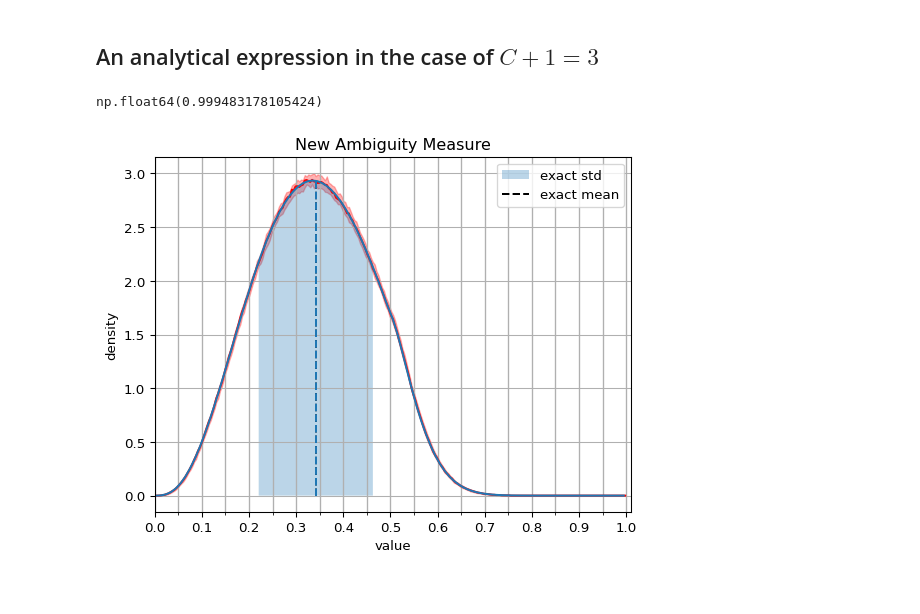
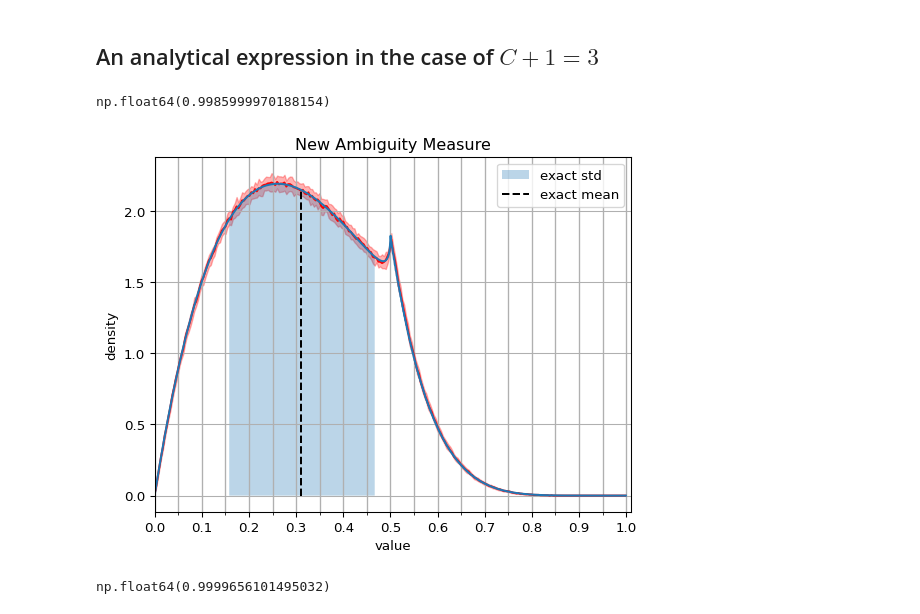
Before and after one commit to cklugmann/ambiguity_paper, a Jupyter notebook: notebooks/inference-analytical.ipynb, the cells around one changed output. Saved outputs shown, nothing was run; the diff lists cells and outputs as text; code cells hidden in the pictures.

Commit message:
Finalized cpp posterior density computation

```diff
--- a/notebooks/inference-analytical.ipynb
+++ b/notebooks/inference-analytical.ipynb
@@ -120,13 +120,11 @@ def annotated_simulation_plot(posterior_object: Posterior, ax: mpl.axes.Axes, **
 
     return ax, res
 # %%
-ns = np.array([10, 1, 1])
-#ns = np.array([5, 0, 0])
+#ns = np.array([10, 1, 1])
+ns = np.array([5, 0, 0])
 #ns = np.array([10, 0, 0])
 #ns = np.array([30, 0, 0])
 #ns = np.array([0, 0, 7])
-
-#ns = np.array([0, 0, 0, 0, 0])
 # %%
 # Choice of prior
 beta: float = 1
@@ -135,6 +133,8 @@ kwargs = dict(
     sample_size=100_000,
     simulation_size=100
 )
+# %%
+alphas = (ns + beta * np.ones_like(ns)).tolist()
 # %% [markdown]
 ## An analytical expression in the case of $C+1=3$
 # %%
@@ -221,13 +221,12 @@ def amb_density(ambs: np.ndarray, alphas: list[float], modified: bool = False):
 # %%
 modified: bool = False
 
-ambs = np.linspace(0, 1, 101)[1:-1]
-ambs_grid = np.linspace(0, 1, 101)
+ambs_grid = np.linspace(0, 1, 1001)
 ambs_left = ambs_grid[:-1]
 ambs_right = ambs_grid[1:]
 ambs = (ambs_left + ambs_right) / 2
 dambs = ambs_right - ambs_left
-density = amb_density(ambs, alphas=(ns + beta * np.ones_like(ns)).tolist(), modified=modified)
+density = amb_density(ambs, alphas=alphas, modified=modified)
 
 unit_mass = np.sum(
     dambs * density
@@ -239,21 +238,20 @@ exp_corresponding_density = density[idx_closest_on_grid]
 
 unit_mass
 # %% [output]
-np.float64(0.999483178105424)
+np.float64(0.9985999970188154)
 # %%
 inference_object = (
     BayesianInference
     .specify(
         posterior.ModifiedNewAmbiguityPosterior
         if modified
         else posterior.NewAmbiguityPosterior
     )
 )(beta=beta).fit(ns)
 
 fig, ax = plt.subplots()
 _, res = annotated_simulation_plot(inference_object.posterior, ax=ax, **kwargs)
 ax.plot(ambs, density)
-ax.vlines(x=exp_amb, ymin=0, ymax=exp_corresponding_density, linestyles="--")
 plt.show()
 # %% [output]
-[figure, old version]
+[figure, new version]
@@ -259,0 +272,6 @@ plt.show()
+# %%
+np.sum(
+    dambs * cpp_density
+)
+# %% [output]
+np.float64(0.9999656101495032)
```
Also changed, not shown: parts of 3 cells of this notebook, 3 other files.
